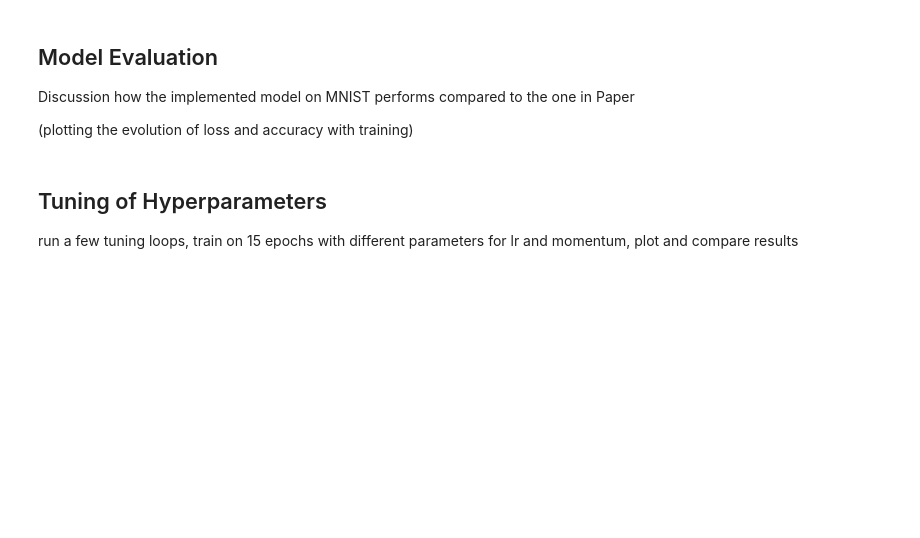
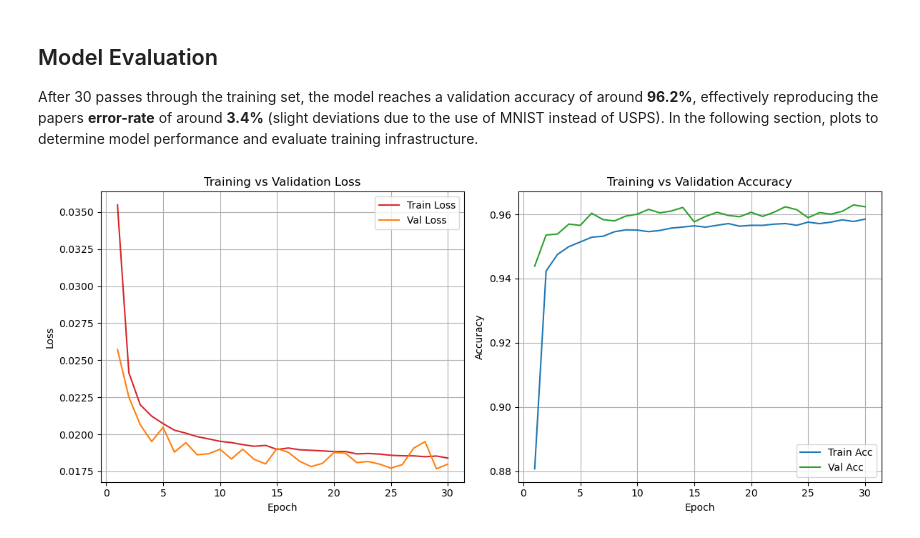
Before and after one commit to vic-rcu/DigitRecognition, a Jupyter notebook: notebooks/reprod.ipynb, the cells around one changed output. Saved outputs shown, nothing was run; the diff lists cells and outputs as text; code cells hidden in the pictures; blank space fills up the shorter version.

```diff
--- a/notebooks/reprod.ipynb
+++ b/notebooks/reprod.ipynb
@@ -52,14 +74,8 @@ plt.show()
 le_net = LeNet1989()
 
 # trained model is saved by default in "LeNet1989.pt"
-train.train_model(train_data = train_set, test_data=test_set, model=le_net)
+df = train.train_LeNet1989(train_data = train_set, test_data=test_set, model=le_net, n_epochs=30)
 # %% [markdown]
 ## Model Evaluation
 
-Discussion how the implemented model on MNIST performs compared to the one in Paper
-
-(plotting the evolution of loss and accuracy with training)
+After 30 passes through the training set, the model reaches a validation accuracy of around **96.2%**, effectively reproducing the papers **error-rate** of around **3.4%** (slight deviations due to the use of MNIST instead of USPS). In the following section, plots to determine model performance and evaluate training infrastructure.
-# %% [markdown]
-## Tuning of Hyperparameters
-
-run a few tuning loops, train on 15 epochs with different parameters for lr and momentum, plot and compare results
@@ -67,0 +82,25 @@ run a few tuning loops, train on 15 epochs with different parameters for lr and
+# %%
+fig, axes = plt.subplots(1, 2, figsize=(12,5))
+
+# ---- Left: Loss curves ----
+axes[0].plot(df["epoch"], df["train_loss"], label="Train Loss", color="tab:red")
+axes[0].plot(df["epoch"], df["val_loss"], label="Val Loss", color="tab:orange")
+axes[0].set_xlabel("Epoch")
+axes[0].set_ylabel("Loss")
+axes[0].set_title("Training vs Validation Loss")
+axes[0].legend()
+axes[0].grid(True)
+
+# ---- Right: Accuracy curves ----
+axes[1].plot(df["epoch"], df["train_acc"], label="Train Acc", color="tab:blue")
+axes[1].plot(df["epoch"], df["val_acc"], label="Val Acc", color="tab:green")
+axes[1].set_xlabel("Epoch")
+axes[1].set_ylabel("Accuracy")
+axes[1].set_title("Training vs Validation Accuracy")
+axes[1].legend()
+axes[1].grid(True)
+
+plt.tight_layout()
+plt.show()
+# %% [output]
+[figure, added]
```
Also changed, not shown: parts of 16 cells of this notebook, 13 other files.
